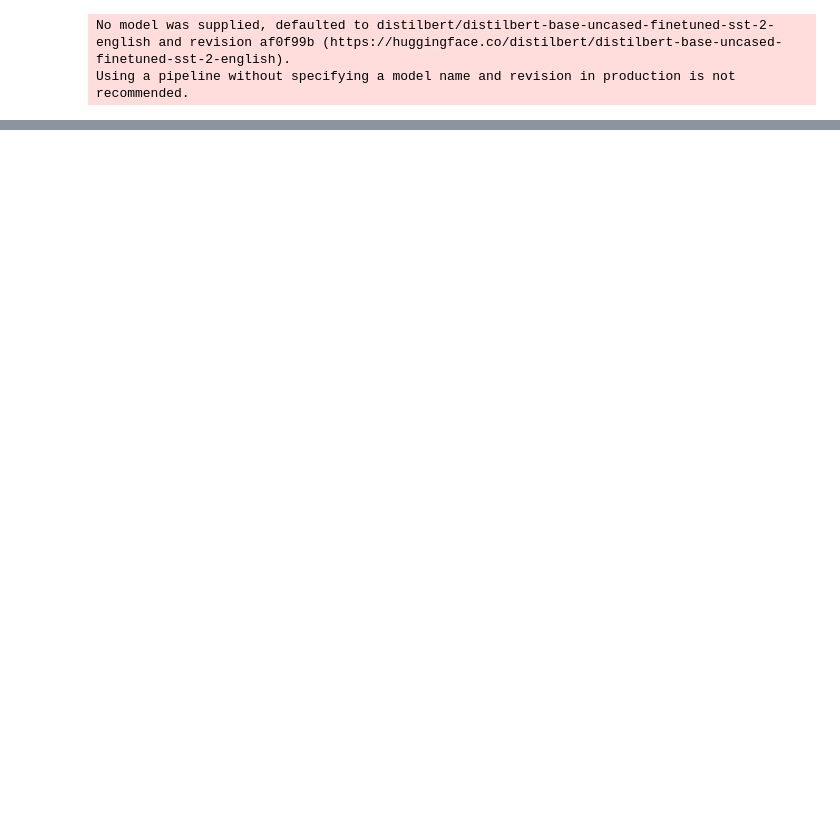
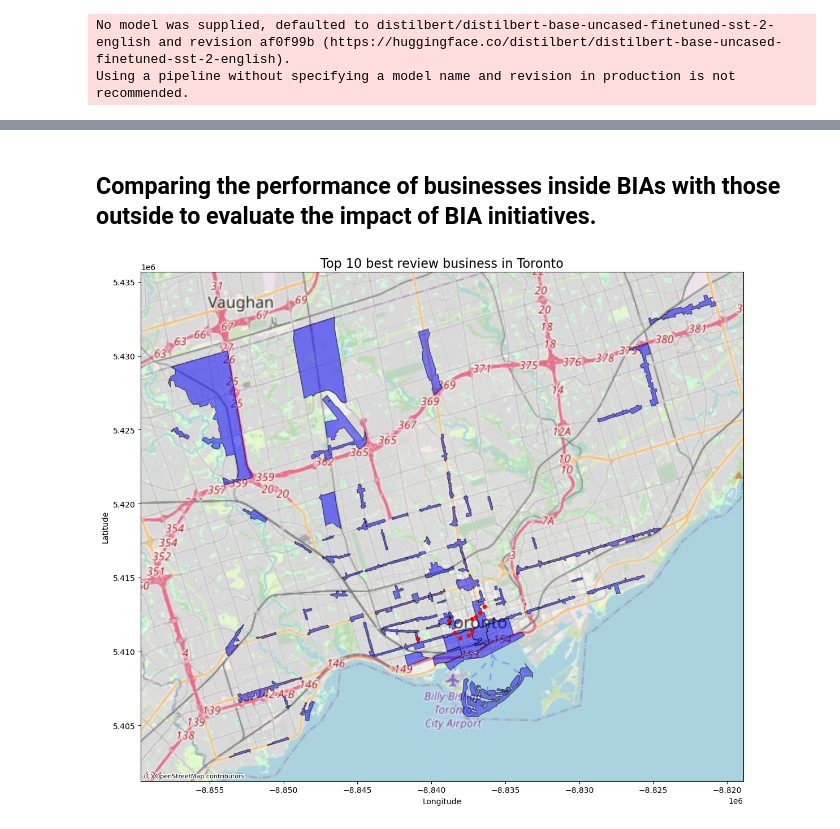
Before and after one commit to labeebklatif-school/case-studies-grp-2, a Jupyter notebook: main.ipynb, the cells around one changed output, grey strips where cells are left out. Saved outputs shown, nothing was run; the diff lists cells and outputs as text; code cells hidden in the pictures; blank space fills up the shorter version.

```diff
--- a/main.ipynb
+++ b/main.ipynb
@@ -223,8 +223,3 @@ toronto_business_reviews = original_business_df[original_business_df["city"] ==
 
 # Sort by 'review_count' and 'stars' in descending order
 toronto_business_reviews = toronto_business_reviews.sort_values(by=["review_count", "stars"], ascending=[False, False])
-
-toronto_business_reviews = sorted_df.head(10)
-
-# Get the top 10 best review businesses
-toronto_business_reviews.head(10)
@@ -242,0 +228,4 @@ toronto_business_reviews.head(10)
+# %%
+# Get the top 10 best review businesses
+toronto_top_review_business = toronto_business_reviews.head(10)
+toronto_top_review_business
@@ -427,0 +454,2 @@ topic_model.topics_df.groupby(['topic', 'topic_keywords']).agg({'sentiment': 'me
+# %% [markdown]
+## Comparing the performance of businesses inside BIAs with those outside to evaluate the impact of BIA initiatives.
@@ -427,0 +482,26 @@ topic_model.topics_df.groupby(['topic', 'topic_keywords']).agg({'sentiment': 'me
+# %%
+# Load the BIA polygon file
+bia_data = gpd.read_file("Business Improvement Areas Data.geojson")
+
+# Ensure the dataset is in a Web Mercator projection (EPSG:3857) for compatibility with basemaps
+bia_data = bia_data.to_crs(epsg=3857)
+
+# Plot the BIAs
+fig, ax = plt.subplots(figsize=(12, 10))
+bia_data.plot(ax=ax, color="blue", edgecolor="black", alpha=0.5)
+
+top_business_gdf.plot(ax=ax, color="red", markersize=20, label="Businesses")
+
+
+# Add a basemap (OpenStreetMap)
+ctx.add_basemap(ax, source=ctx.providers.OpenStreetMap.Mapnik)
+
+# Customize plot
+plt.title("Top 10 best review business in Toronto", fontsize=16)
+plt.xlabel("Longitude")
+plt.ylabel("Latitude")
+plt.tight_layout()
+
+plt.show()
+# %% [output]
+[figure, added]
```
Also changed, not shown: parts of 18 cells of this notebook.
